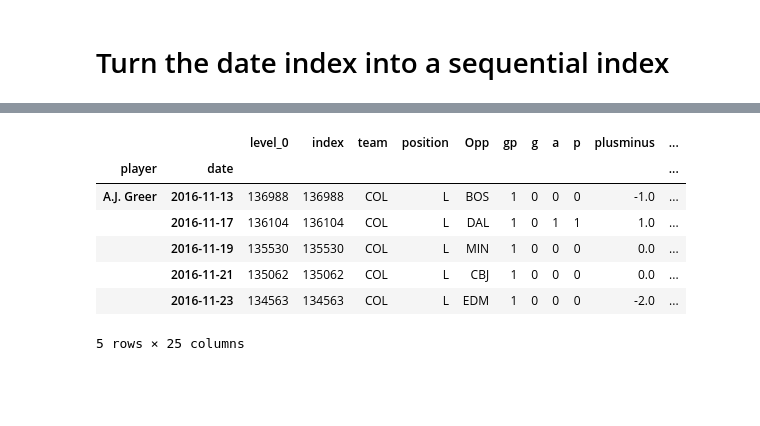
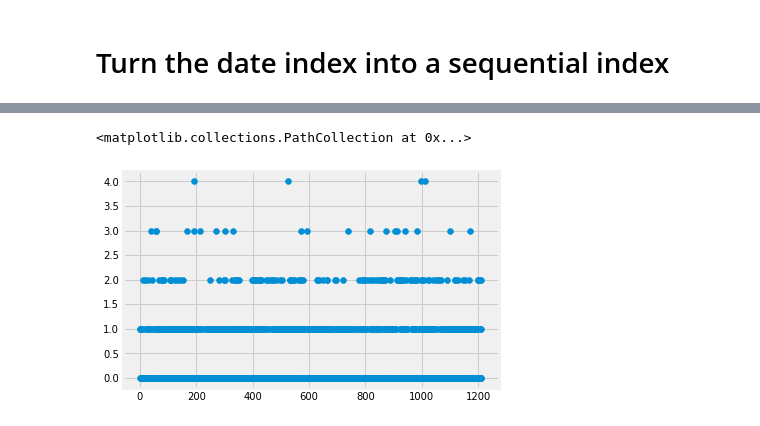
Before and after one commit to TrentMcNamara/Coding-Practice, a Jupyter notebook: Basic Functions and Features Using Data.ipynb, the cells around one changed output, grey strips where cells are left out. Cells and saved outputs as stored; diff of their text form; code cells hidden in the pictures; blank space fills up the shorter version.

```diff
--- a/Basic Functions and Features Using Data.ipynb
+++ b/Basic Functions and Features Using Data.ipynb
@@ -396,11 +418,8 @@ df.sort_values(by=['player', 'date'], inplace=True)
-# %%
-df.head()
-# %% [output]
-|  |  | level_0 | index | team | position | Opp | gp | g | a | p | plusminus | ... |
-| player | date |  |  |  |  |  |  |  |  |  |  | ... |
-| A.J. Greer | 2016-11-13 | 136988 | 136988 | COL | L | BOS | 1 | 0 | 0 | 0 | -1.0 | ... |
-|  | 2016-11-17 | 136104 | 136104 | COL | L | DAL | 1 | 0 | 1 | 1 | 1.0 | ... |
-|  | 2016-11-19 | 135530 | 135530 | COL | L | MIN | 1 | 0 | 0 | 0 | 0.0 | ... |
-|  | 2016-11-21 | 135062 | 135062 | COL | L | CBJ | 1 | 0 | 0 | 0 | 0.0 | ... |
-|  | 2016-11-23 | 134563 | 134563 | COL | L | EDM | 1 | 0 | 0 | 0 | -2.0 | ... |
-5 rows × 25 columns
+# %%
+df['count'] = df.groupby('player').cumcount()
+# %%
+dfnew = df.loc['Alex Ovechkin']
+pyplot.scatter(dfnew['count'],dfnew['g'])
+# %% [output]
+<matplotlib.collections.PathCollection at 0x...>
+[figure, added]
```
Also changed, not shown: parts of 10 cells of this notebook.
